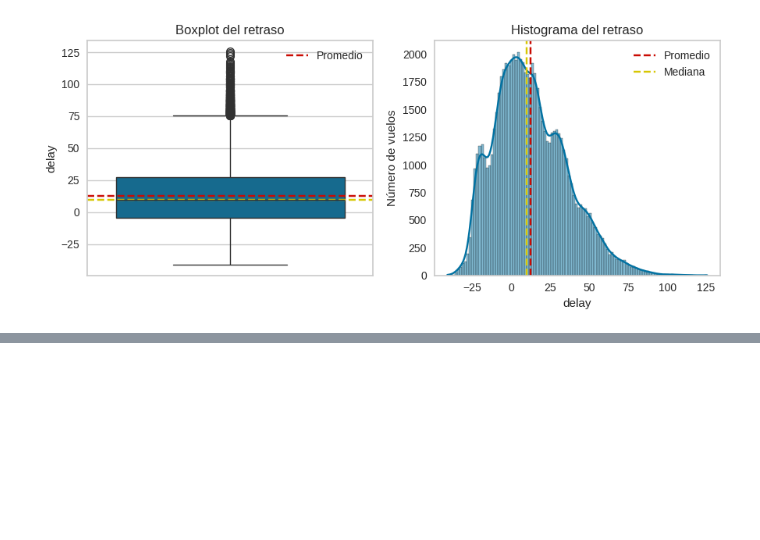
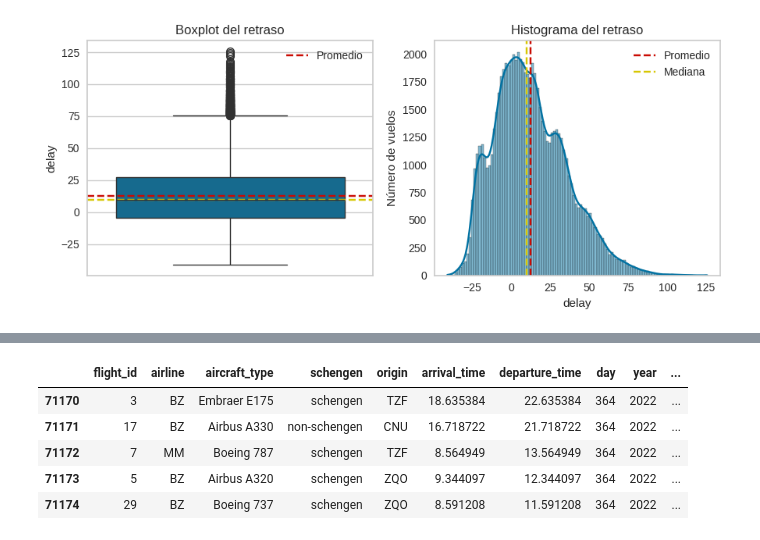
Before and after one commit to Tecindes/ClasificacionValidacion, a Jupyter notebook: IAAumentada.ipynb, the cells around one changed output, grey strips where cells are left out. Saved outputs shown, nothing was run; the diff lists cells and outputs as text; code cells hidden in the pictures; blank space fills up the shorter version.

```diff
--- a/IAAumentada.ipynb
+++ b/IAAumentada.ipynb
@@ -236,0 +255,10 @@ plt.show()
+# %%
+datos['Date']=pd.to_datetime(datos['Date'],format='%Y-%j')
+datos.tail()
+# %% [output]
+|  | flight_id | airline | aircraft_type | schengen | origin | arrival_time | departure_time | day | year | ... |
+| 71170 | 3 | BZ | Embraer E175 | schengen | TZF | 18.635384 | 22.635384 | 364 | 2022 | ... |
+| 71171 | 17 | BZ | Airbus A330 | non-schengen | CNU | 16.718722 | 21.718722 | 364 | 2022 | ... |
+| 71172 | 7 | MM | Boeing 787 | schengen | TZF | 8.564949 | 13.564949 | 364 | 2022 | ... |
+| 71173 | 5 | BZ | Airbus A320 | schengen | ZQO | 9.344097 | 12.344097 | 364 | 2022 | ... |
+| 71174 | 29 | BZ | Boeing 737 | schengen | ZQO | 8.591208 | 11.591208 | 364 | 2022 | ... |
```
Also changed, not shown: parts of 5 cells of this notebook.
